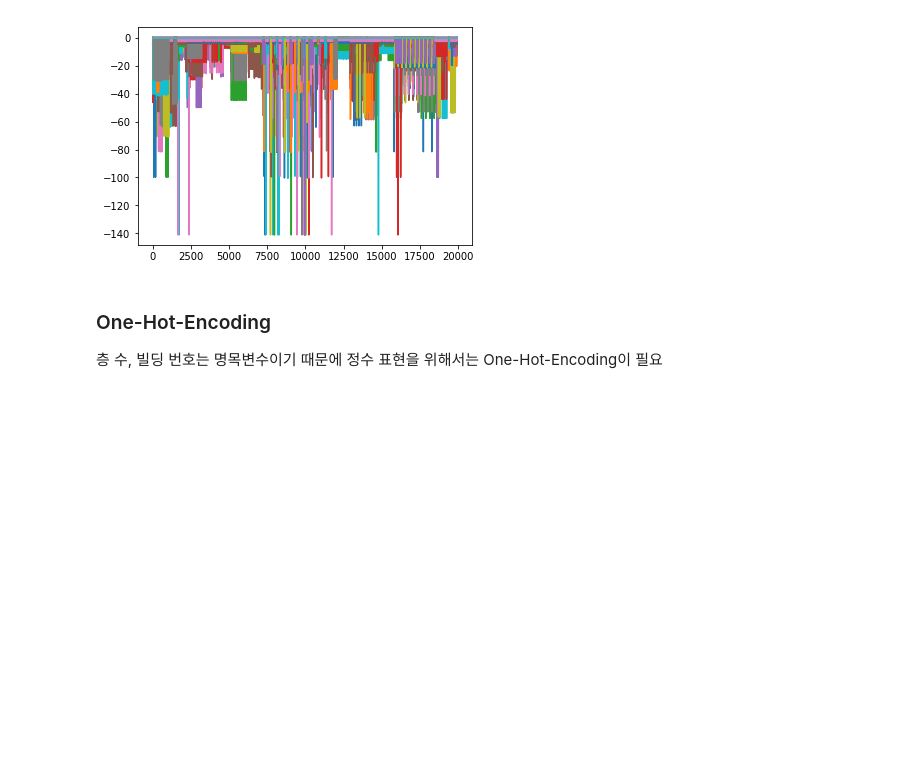
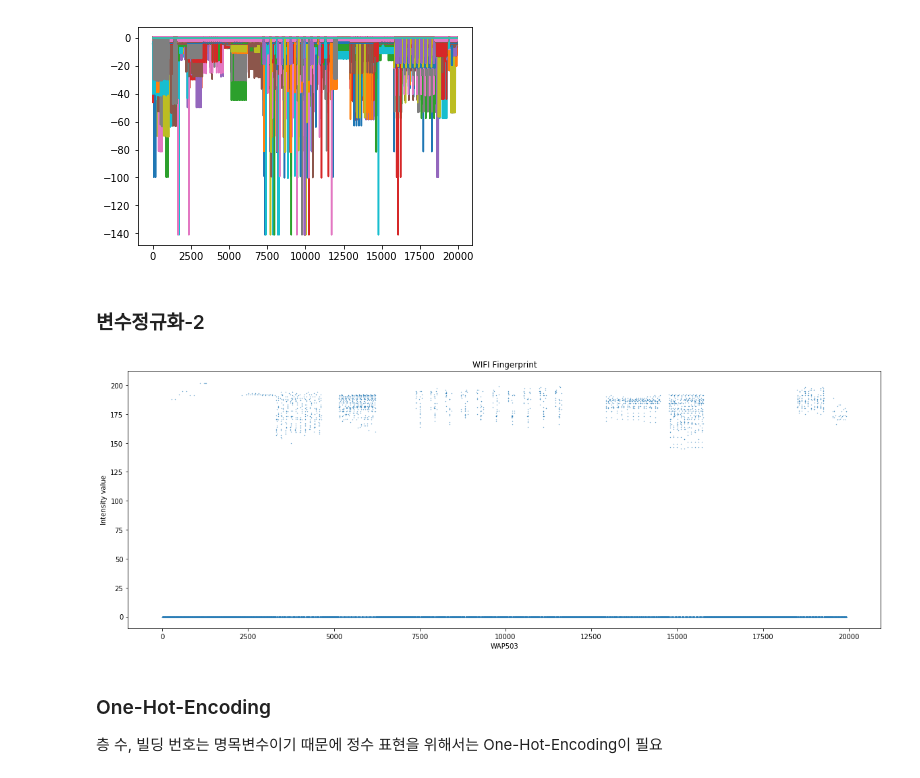
Before and after one commit to JeehunPark/DS, a Jupyter notebook: Python/Wifi/Wifi_locale.ipynb, the cells around one changed output. Saved outputs shown, nothing was run; the diff lists cells and outputs as text; code cells hidden in the pictures; blank space fills up the shorter version.

```diff
--- a/Python/Wifi/Wifi_locale.ipynb
+++ b/Python/Wifi/Wifi_locale.ipynb
@@ -218,3 +186,5 @@ plt.plot(scale_train.iloc[:, :])
 plt.show()
 # %% [output]
 [figure]
+# %% [markdown]
+### 변수정규화-2
@@ -221,3 +194,13 @@ plt.show()
+# %%
+select = nor_train.iloc[:, np.random.randint(0, np.size(nor_train, axis=1))]
+plt.figure(figsize=(20, 7))
+plt.scatter(nor_train.index, select, s=0.1)
+plt.xlabel(select.name)
+plt.ylabel("Intensity value")
+plt.title("WIFI Fingerprint")
+plt.show()
+# %% [output]
+[figure, added]
 # %% [markdown]
 ### One-Hot-Encoding
 층 수, 빌딩 번호는 명목변수이기 때문에 정수 표현을 위해서는 One-Hot-Encoding이 필요
```
Also changed, not shown: parts of 13 cells of this notebook.
